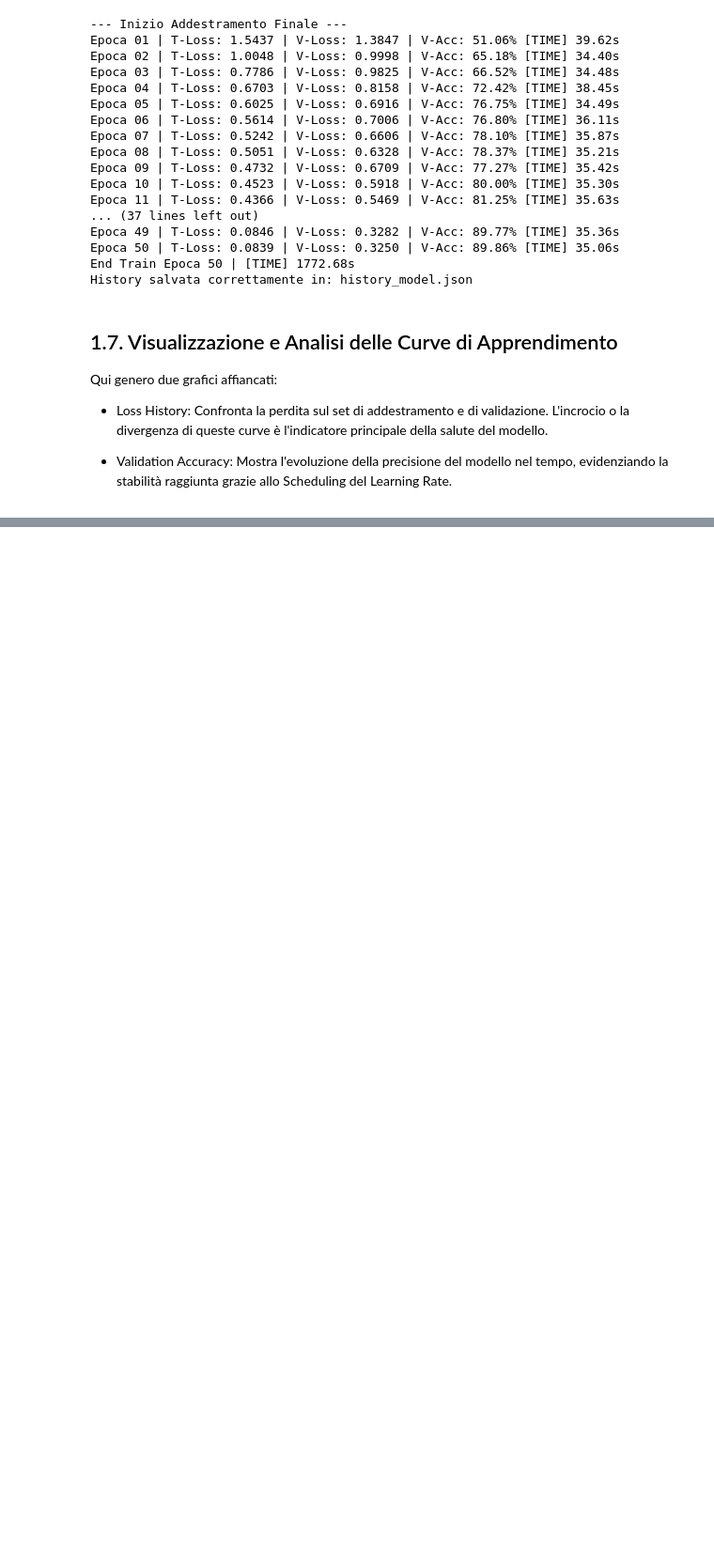
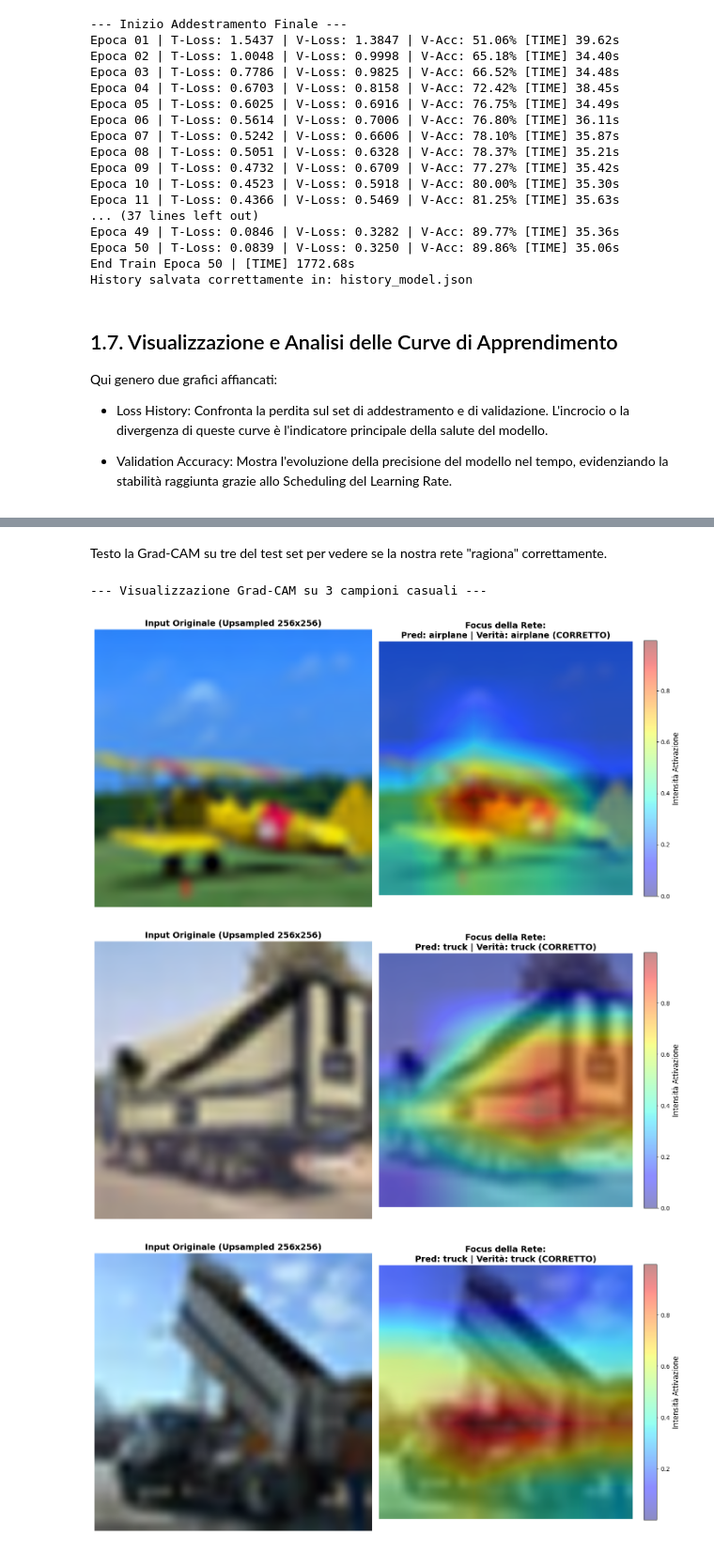
Before and after one commit to tommy987-droid/progetto-VisioneComputerizzataESistemiCognitivi, a Jupyter notebook: progetto.ipynb, the cells around one changed output, grey strips where cells are left out. Shown at 94% size. Drawn from its saved outputs; the diff is of its cells as text; code cells hidden in the pictures; blank space fills up the shorter version.

Commit message:
fine gradcam e visualizzazione

```diff
--- a/progetto.ipynb
+++ b/progetto.ipynb
@@ -568,8 +573,6 @@ try:
     with open(history_filename, 'r') as f:
         history = json.load(f)
     print("--- History caricata da file ---")
-    for key, value in history.items():
-        print(f"{key}: {value}")
 except:
     print("Attenzione: File history non trovato. È necessario eseguire il train del modello.")
 
@@ -585,0 +722,17 @@ val_acc: [51.06, 65.18, 66.52, 72.42, 76.75, 76.8, 78.1, 78.37, 77.27, 80.0, 81.
+# %%
+# 1. Istanzo nuovamente l'architettura
+final_model = DeepCNN().to(device)
+
+# 2. Carico i pesi salvati nel file .pth
+checkpoint_path = 'best_model_checkpoint.pth'
+
+try:
+    # Uso map_location=device per assicurarmi che i pesi vadano sul device corretto
+    state_dict = torch.load(checkpoint_path, map_location=device)
+    final_model.load_state_dict(state_dict)
+    print(f"--- Modello caricato con successo da {checkpoint_path} ---")
+except FileNotFoundError:
+    print(f"Errore: Il file {checkpoint_path} non esiste. Assicurati di aver completato l'addestramento.")
+
+# 3. Imposto il modello in modalità valutazione
+final_model.eval()
@@ -585,0 +758,43 @@ val_acc: [51.06, 65.18, 66.52, 72.42, 76.75, 76.8, 78.1, 78.37, 77.27, 80.0, 81.
+# %% [markdown]
+Testo la Grad-CAM su tre del test set per vedere se la nostra rete "ragiona" correttamente.
+# %%
+# Seleziono l'ultimo strato convoluzionale (quello con le feature più astratte)
+# Nell'architettura definita prima, è l'ultimo strato convoluzionale 'features[-3]'
+# (il blocco prima del Global Average Pooling)
+target_layer = final_model.features[-3]
+
+# Instanzio il motore Grad-CAM
+grad_cam = GradCAM(final_model, target_layer)
+
+# 1. Recupero un batch dal Test Loader
+images, labels = next(iter(test_loader))
+
+# 2. Seleziono 3 indici casuali dal batch
+batch_size = images.shape[0]
+random_indices = random.sample(range(batch_size), 3)
+
+# 3. Ciclo di generazione e visualizzazione
+print(f"--- Visualizzazione Grad-CAM su 3 campioni casuali ---")
+
+for idx in random_indices:
+    # Estraggo l'immagine e la label reale
+    img_tensor = images[idx]
+    label_vera = labels[idx].item()
+
+    # Preparo l'input per il modello (aggiungendo la dimensione batch e spostando sul device)
+    input_batch = img_tensor.unsqueeze(0).to(device)
+
+    # Genero la heatmap tramite il motore Grad-CAM
+    heatmap, pred_idx = grad_cam.generate_heatmap(input_batch)
+
+    # Creo il titolo con info sulla predizione e la verità
+    status = "CORRETTO" if pred_idx == label_vera else "ERRATO"
+    titolo_display = f"Pred: {classes[pred_idx]} | Verità: {classes[label_vera]} ({status})"
+
+    # Chiamata alla funzione di visualizzazione
+    display_gradcam(img_tensor, heatmap, titolo_display, statsDataset)
+# %% [output]
+--- Visualizzazione Grad-CAM su 3 campioni casuali ---
+[figure, added]
+[figure, added]
+[figure, added]
```
Also changed, not shown: parts of 16 cells of this notebook, 1 other file.
